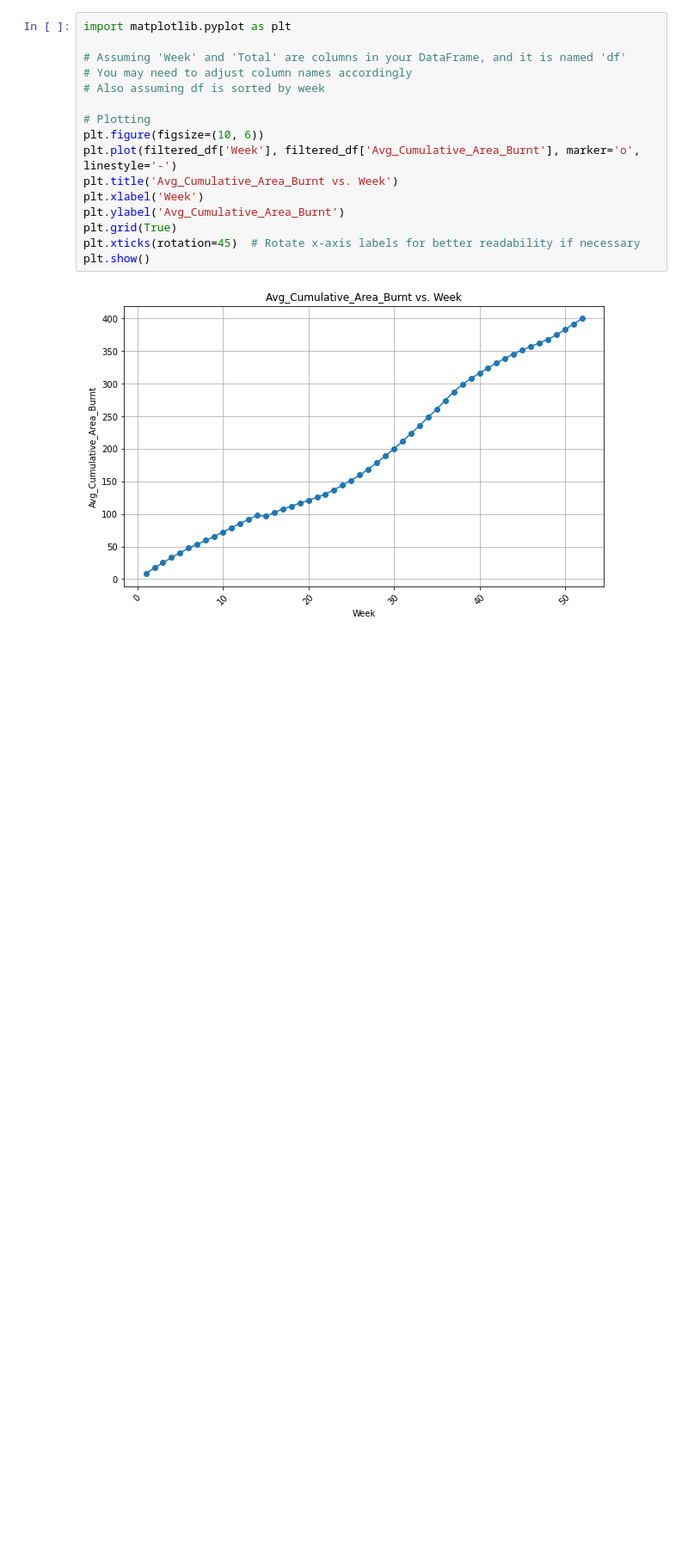
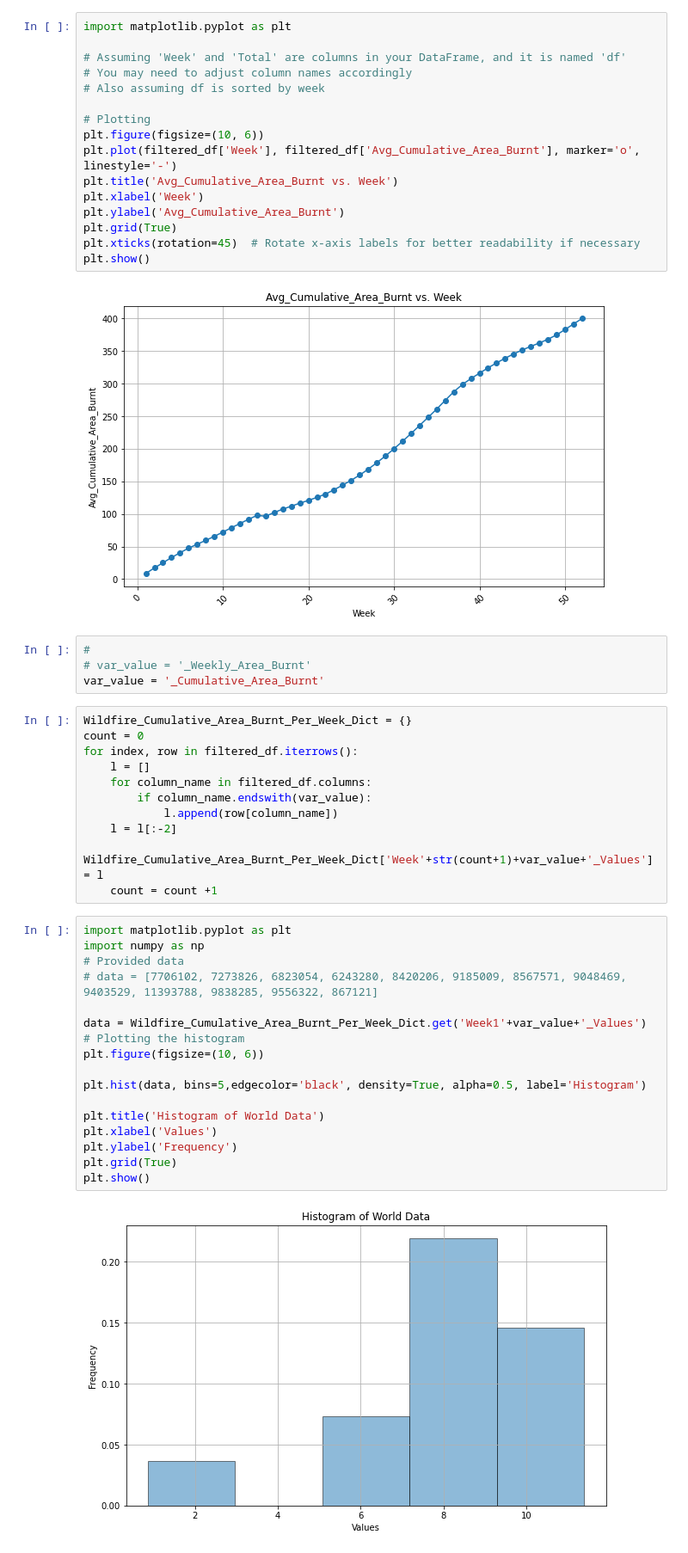
Before and after one commit to INFO6150-DataScience/wildfire-analytics-modelling, a Jupyter notebook: Wildfire_Analytics_Modeling.ipynb, the cells around one changed output. Shown at 86% size. Saved outputs shown, nothing was run; the diff lists cells and outputs as text; blank space fills up the shorter version.

```diff
--- a/Wildfire_Analytics_Modeling.ipynb
+++ b/Wildfire_Analytics_Modeling.ipynb
@@ -236,3 +234,37 @@ plt.xticks(rotation=45)  # Rotate x-axis labels for better readability if necess
 plt.show()
 # %% [output]
 [figure]
+# %%
+#
+# var_value = '_Weekly_Area_Burnt'
+var_value = '_Cumulative_Area_Burnt'
+# %%
+Wildfire_Cumulative_Area_Burnt_Per_Week_Dict = {}
+count = 0
+for index, row in filtered_df.iterrows():
+    l = []
+    for column_name in filtered_df.columns:
+        if column_name.endswith(var_value):
+            l.append(row[column_name])
+    l = l[:-2]
+    Wildfire_Cumulative_Area_Burnt_Per_Week_Dict['Week'+str(count+1)+var_value+'_Values'] = l
+    count = count +1
+# %%
+import matplotlib.pyplot as plt
+import numpy as np
+# Provided data
+# data = [7706102, 7273826, 6823054, 6243280, 8420206, 9185009, 8567571, 9048469, 9403529, 11393788, 9838285, 9556322, 867121]
+
+data = Wildfire_Cumulative_Area_Burnt_Per_Week_Dict.get('Week1'+var_value+'_Values')
+# Plotting the histogram
+plt.figure(figsize=(10, 6))
+
+plt.hist(data, bins=5,edgecolor='black', density=True, alpha=0.5, label='Histogram')
+
+plt.title('Histogram of World Data')
+plt.xlabel('Values')
+plt.ylabel('Frequency')
+plt.grid(True)
+plt.show()
+# %% [output]
+[figure, added]
```
Also changed, not shown: parts of 16 cells of this notebook.
